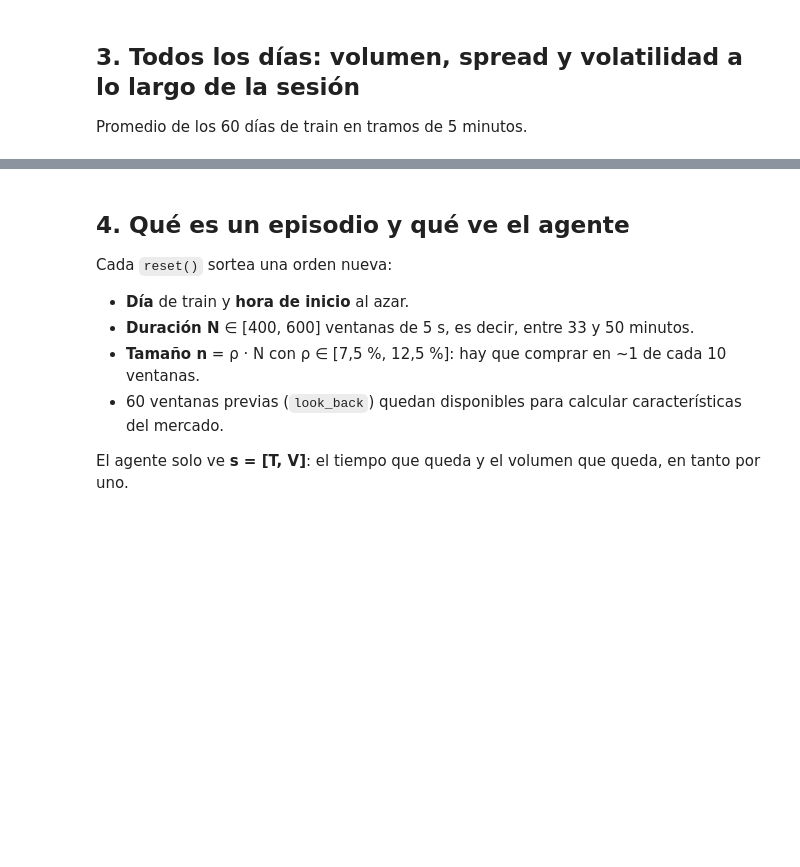
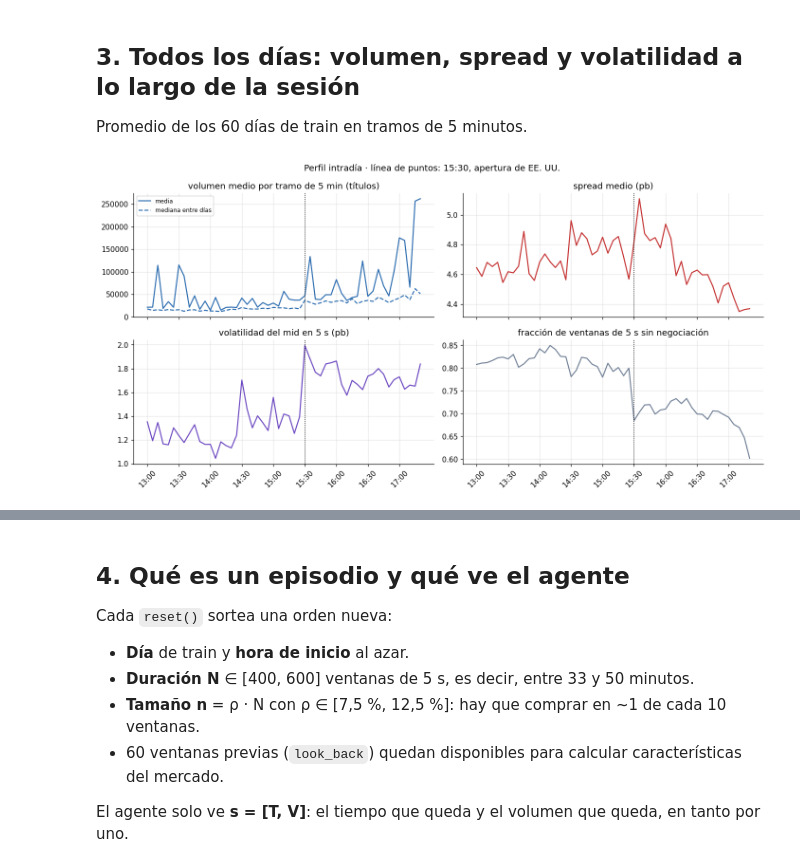
Before and after one commit to Romequinco/rl-execution-agents, a Jupyter notebook: notebooks/00_datos_y_entorno.ipynb, the cells around one changed output, grey strips where cells are left out. Drawn from its saved outputs; the diff is of its cells as text; code cells hidden in the pictures; blank space fills up the shorter version.

```diff
--- a/notebooks/00_datos_y_entorno.ipynb
+++ b/notebooks/00_datos_y_entorno.ipynb
@@ -99,29 +123,33 @@ Promedio de los 60 días de train en tramos de 5 minutos.
 # %%
 frames = []
 for d in train.values():
     m = (d.ask1 + d.bid1) / 2
     frames.append(pd.DataFrame({
-        "hora": d.index.floor("5min").strftime("%H:%M"),
+        "dia": d.index[0].date(), "hora": d.index.floor("5min").strftime("%H:%M"),
         "vol": d.cumvol.diff().clip(lower=0).fillna(0),
         "spread_bps": (d.ask1 - d.bid1) / m * 1e4,
         "ret_bps": np.log(m).diff().fillna(0) * 1e4,
         "zero": (d.cumvol.diff().fillna(0) == 0),
     }))
 allx = pd.concat(frames)
-prof = allx.groupby("hora").agg(vol=("vol", "sum"), spread=("spread_bps", "mean"), vola=("ret_bps", "std"), zero=("zero", "mean"), filas=("vol", "size"))
+per_day = allx.groupby(["dia", "hora"]).vol.sum().unstack("dia")
+prof = allx.groupby("hora").agg(spread=("spread_bps", "mean"), vola=("ret_bps", "std"), zero=("zero", "mean"), filas=("vol", "size"))
+prof["vol"], prof["vol_med"] = per_day.mean(axis=1), per_day.median(axis=1)
 prof = prof[prof.filas >= prof.filas.median() / 2]   # quita el tramo final incompleto (17:25)
-prof["vol"] /= len(train)
 fig, ax = plt.subplots(2, 2, figsize=(13, 6.5), sharex=True)
 for a, col, title, color in [(ax[0, 0], "vol", "volumen medio por tramo de 5 min (títulos)", C_MKT),
                              (ax[0, 1], "spread", "spread medio (pb)", C_MID),
                              (ax[1, 0], "vola", "volatilidad del mid en 5 s (pb)", "#6B46C1"),
                              (ax[1, 1], "zero", "fracción de ventanas de 5 s sin negociación", "#718096")]:
-    a.plot(prof.index, prof[col], color=color); a.set_title(title)
+    a.plot(prof.index, prof[col], color=color, label="media"); a.set_title(title)
+ax[0, 0].plot(prof.index, prof.vol_med, color=C_MKT, ls="--", label="mediana entre días"); ax[0, 0].legend(fontsize=8)
 for a in ax[1]:
     a.set_xticks(prof.index[::6]); a.tick_params(axis="x", rotation=45)
 for a in ax.ravel():
     a.axvline("15:30", color="k", ls=":", lw=1)
 fig.suptitle("Perfil intradía · línea de puntos: 15:30, apertura de EE. UU."); plt.tight_layout()
+# %% [output]
+[figure, added]
 # %%
 fig, ax = plt.subplots(1, 2, figsize=(13, 3.5))
 ax[0].hist(allx.spread_bps.clip(upper=20), bins=60, color=C_MID, alpha=0.7)
```
Also changed, not shown: parts of 24 cells of this notebook, 9 other files.
